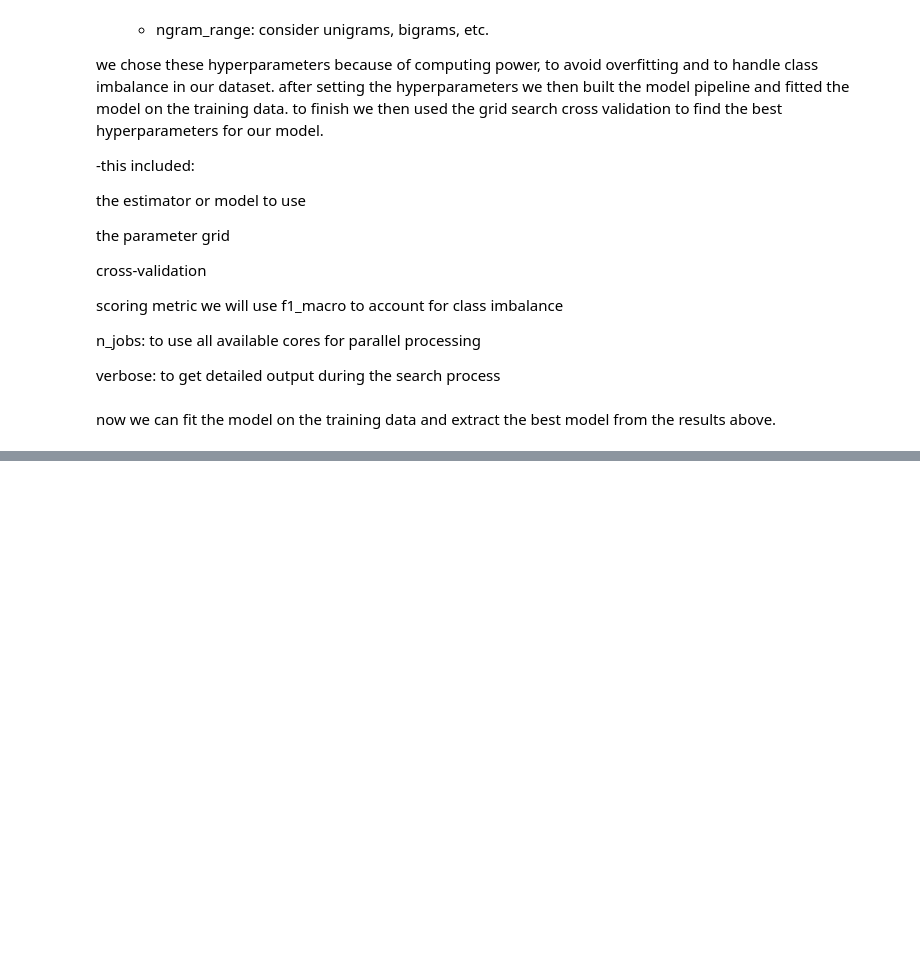
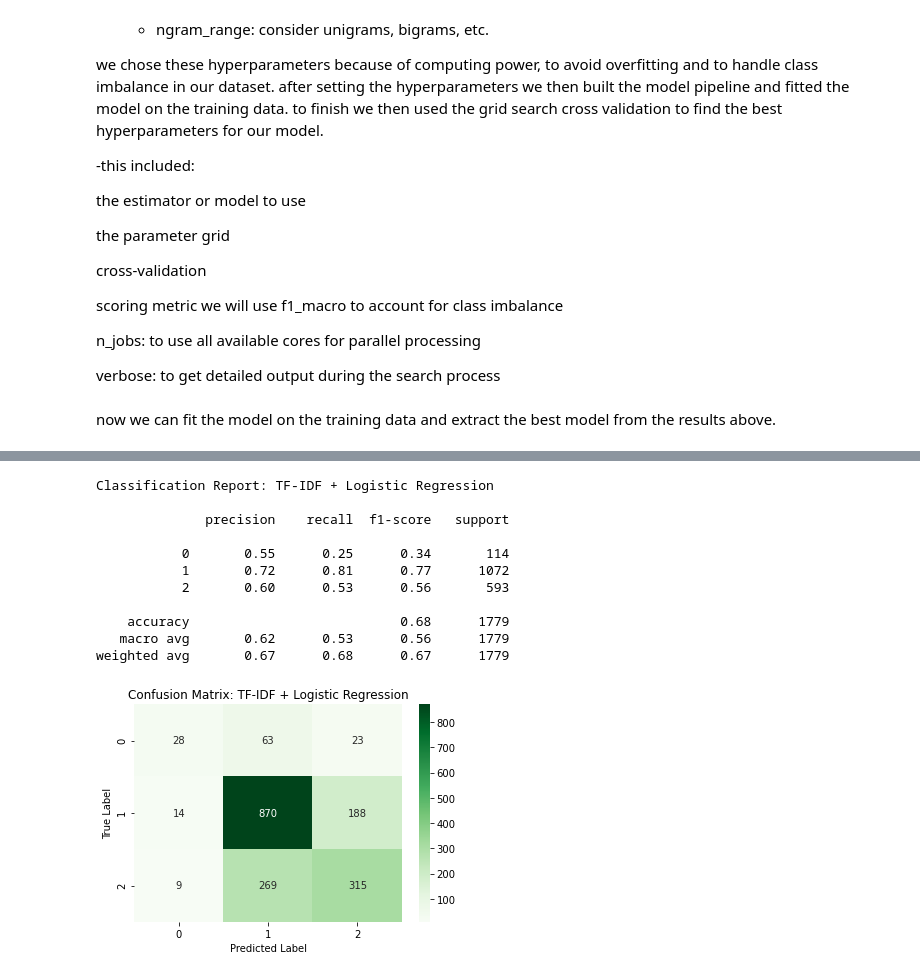
Before and after one commit to Mwanaishaali/Phase_4_Project, a Jupyter notebook: index.ipynb, the cells around one changed output, grey strips where cells are left out. Drawn from its saved outputs; the diff is of its cells as text; code cells hidden in the pictures; blank space fills up the shorter version.

Commit message:
Evaluated model performance

```diff
--- a/index.ipynb
+++ b/index.ipynb
@@ -630,0 +725,32 @@ weighted avg       0.64      0.63      0.64      1779
+# %%
+# Best model from GridSearchCV
+best_lr_model = grid_search.best_estimator_
+
+# Generate predictions
+y_pred_lr = best_lr_model.predict(X_test)
+
+print("Classification Report: TF-IDF + Logistic Regression\n")
+print(classification_report(y_test, y_pred_lr))
+
+# Confusion matrix
+cm_lr = confusion_matrix(y_test, y_pred_lr)
+
+plt.figure(figsize=(6,4))
+sns.heatmap(cm_lr, annot=True, fmt='d', cmap='Greens')
+plt.title("Confusion Matrix: TF-IDF + Logistic Regression")
+plt.xlabel("Predicted Label")
+plt.ylabel("True Label")
+plt.show()
+# %% [output]
+Classification Report: TF-IDF + Logistic Regression
+
+              precision    recall  f1-score   support
+
+           0       0.55      0.25      0.34       114
+           1       0.72      0.81      0.77      1072
+           2       0.60      0.53      0.56       593
+
+    accuracy                           0.68      1779
+   macro avg       0.62      0.53      0.56      1779
+weighted avg       0.67      0.68      0.67      1779
+[figure, added]
```
Also changed, not shown: parts of 24 cells of this notebook, 5 other files.
